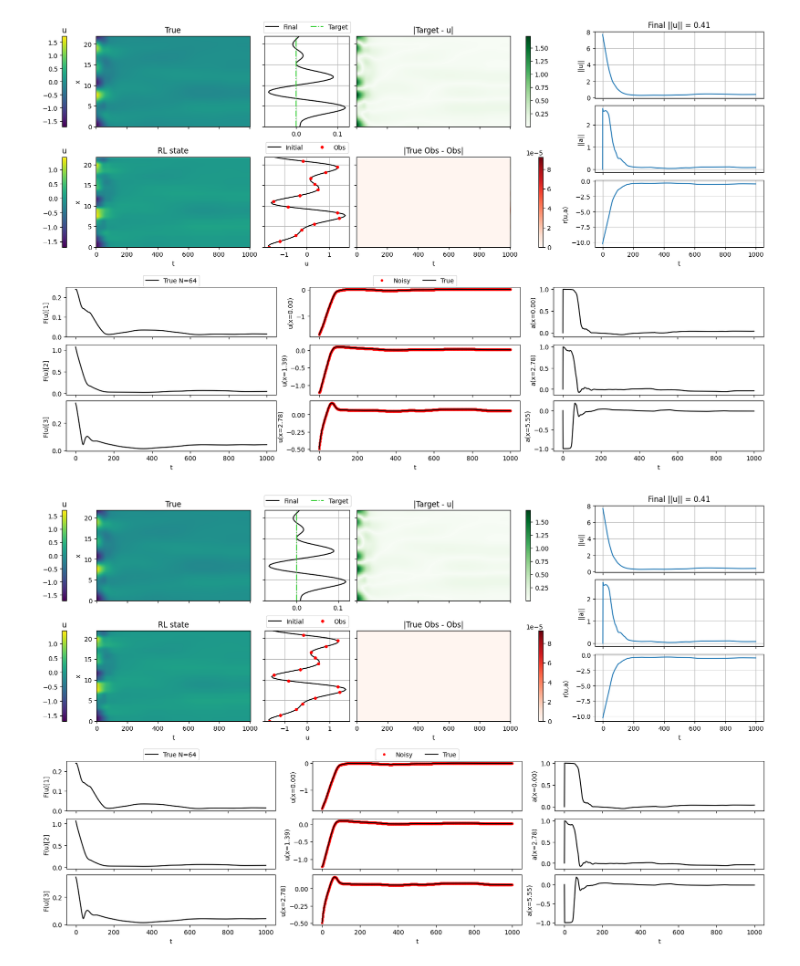
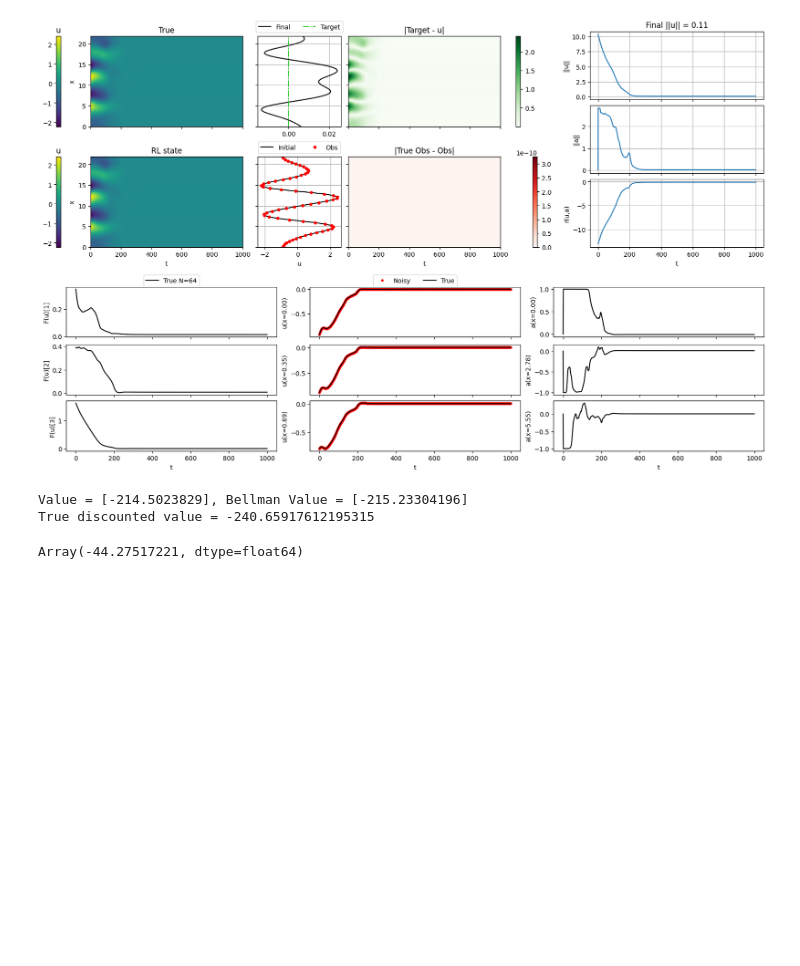
Before and after one commit to MagriLab/DA-RL, a Jupyter notebook: test_policy.ipynb, the cells around one changed output. Cells and saved outputs as stored; diff of their text form; code cells hidden in the pictures; blank space fills up the shorter version.

```diff
--- a/test_policy.ipynb
+++ b/test_policy.ipynb
@@ -230,9 +230,12 @@ def load_config(experiment_path):
         return config
 
 # load config from experiment
-experiment_path = Path('local_results/KS/run_20241030_172457')
+experiment_path = Path('local_results/KS/run_20241029_152902') # N = 64, regular
+# experiment_path = Path('local_results/KS/run_20241030_172457') # N = 16, regular
+
 config = load_config(experiment_path)
-config.env.N = 64
+# config.env.N = 64
+# config.episode_steps = 1000
 
 # create environment
 env = KSenv(**config.env)
@@ -259,16 +262,15 @@ episode = generate_episode(config, agent)
     key_obs,
 ) =  episode(key_env, key_obs, params)
 # %%
-plot_KS_episode(
+fig = plot_KS_episode(
     env,
     true_state_arr,
     true_obs_arr,
     obs_arr,
     action_arr,
     reward_arr,
     config.enKF.wait_steps,
     config.enKF.observation_starts,
 )
 # %% [output]
-[figure, old version]
+[figure, new version]
-[figure, removed]
@@ -274,0 +294,7 @@ plot_KS_episode(
+# %%
+bellman_value = reward_arr[start_idx] + agent.gamma * next_value
+print(f'Value = {value}, Bellman Value = {bellman_value}')
+print(f'True discounted value = {discounted_value}')
+# %% [output]
+Value = [-214.5023829], Bellman Value = [-215.23304196]
+True discounted value = -240.65917612195315
@@ -274,0 +307,4 @@ plot_KS_episode(
+# %%
+jnp.mean(sampled_values)
+# %% [output]
+Array(-44.27517221, dtype=float64)
```
Also changed, not shown: parts of 4 cells of this notebook, 6 other files.
